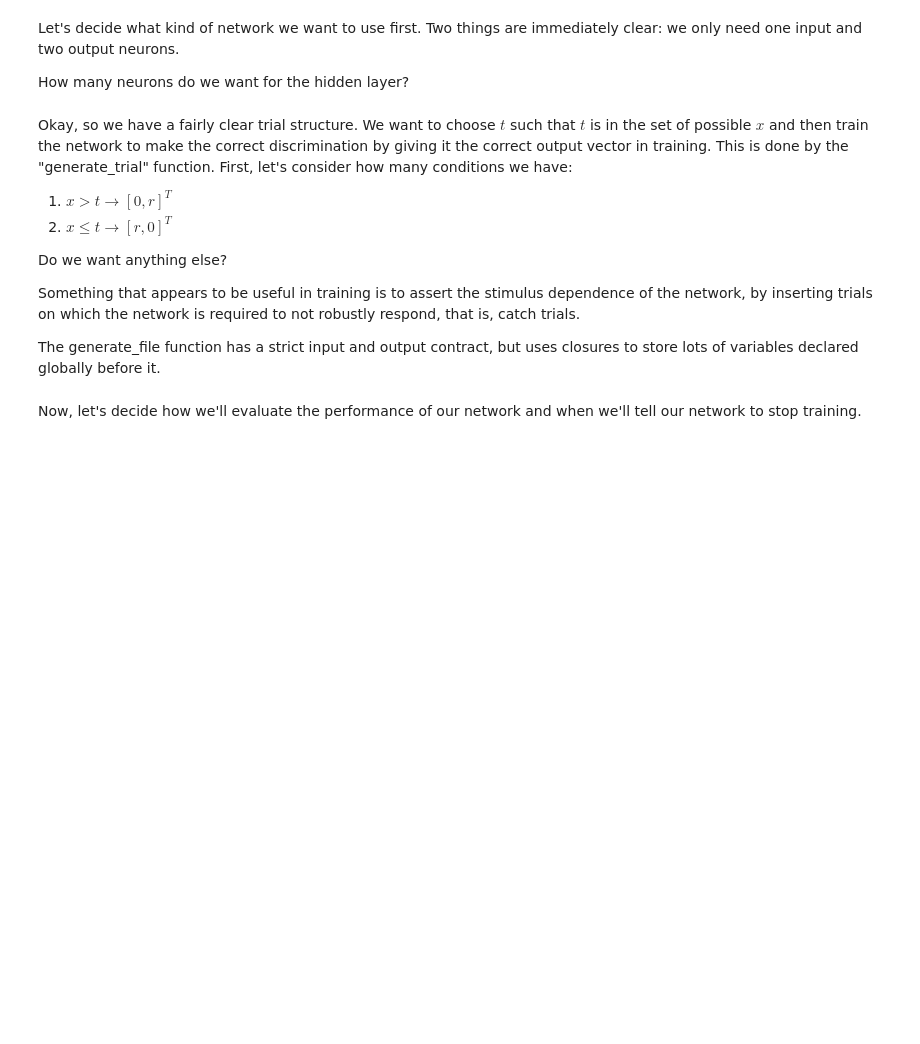
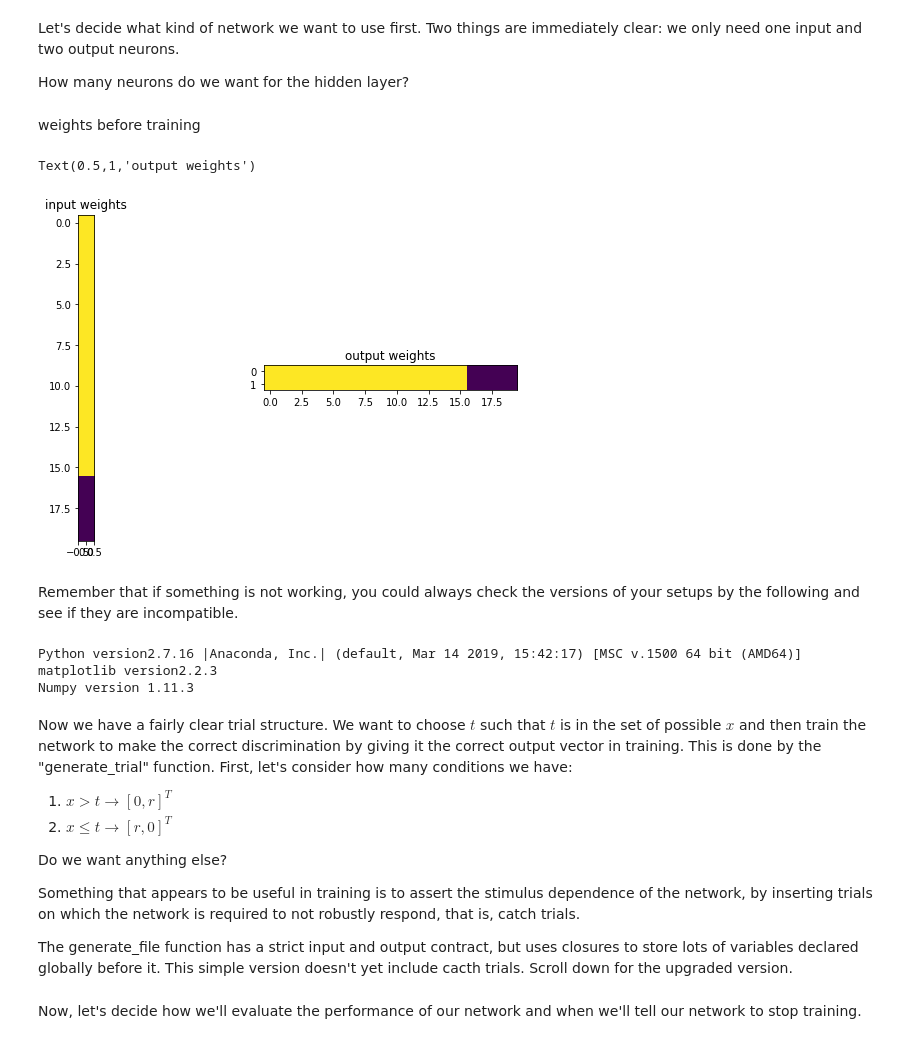
Before and after one commit to Wei-Liang/pycog-workshop, a Jupyter notebook: tutorial/pycog-workshop.ipynb, the cells around one changed output. Cells and saved outputs as stored; diff of their text form; code cells hidden in the pictures; blank space fills up the shorter version.

```diff
--- a/tutorial/pycog-workshop.ipynb
+++ b/tutorial/pycog-workshop.ipynb
@@ -47,8 +49,39 @@ cout[:, exc] = 1 # output neurons both receive from all exc neurons
 
 hi_resp = 1
 lo_resp = 0
+# %% [markdown]
+weights before training
+# %%
+import matplotlib.pyplot as plt
+
+%matplotlib inline
+
+plt.figure(figsize=(10,6))
+plt.axis('off')
+plt.subplot(121)
+plt.imshow(cin)
+plt.title('input weights')
+
+plt.subplot(122)
+plt.imshow(cout, aspect='equal')
+plt.title('output weights')
+# %% [output]
+Text(0.5,1,'output weights')
+[figure, added]
+# %% [markdown]
+Remember that if something is not working, you could always check the versions of your setups by the following and see if they are incompatible.
+# %%
+import sys
+import matplotlib as mp
+print ('Python version' + sys.version)
+print ('matplotlib version' + mp.__version__)
+print ('Numpy version ' + np.version.version)
+# %% [output]
+Python version2.7.16 |Anaconda, Inc.| (default, Mar 14 2019, 15:42:17) [MSC v.1500 64 bit (AMD64)]
+matplotlib version2.2.3
+Numpy version 1.11.3
 # %% [markdown]
-Okay, so we have a fairly clear trial structure. We want to choose $t$ such that $t$ is in the set of possible $x$ and then train the network to make the correct discrimination by giving it the correct output vector in training. This is done by the "generate_trial" function. First, let's consider how many conditions we have:
+Now we have a fairly clear trial structure. We want to choose $t$ such that $t$ is in the set of possible $x$ and then train the network to make the correct discrimination by giving it the correct output vector in training. This is done by the "generate_trial" function. First, let's consider how many conditions we have:
 1. $x > t \rightarrow [0, r]^{T}$
 2. $x \leq t \rightarrow [r, 0]^{T}$
 
@@ -56,7 +89,7 @@ Do we want anything else?
 
 Something that appears to be useful in training is to assert the stimulus dependence of the network, by inserting trials on which the network is required to not robustly respond, that is, catch trials.
 
-The generate_file function has a strict input and output contract, but uses closures to store lots of variables declared globally before it.
+The generate_file function has a strict input and output contract, but uses closures to store lots of variables declared globally before it. This simple version doesn't yet include cacth trials. Scroll down for the upgraded version.
 # %%
 dt = 20 # ms, we don't need to integrate with too much precision, especially for training -- we can plot with
         # higher resolution
```
Also changed, not shown: parts of 21 cells of this notebook, 3 other files.
